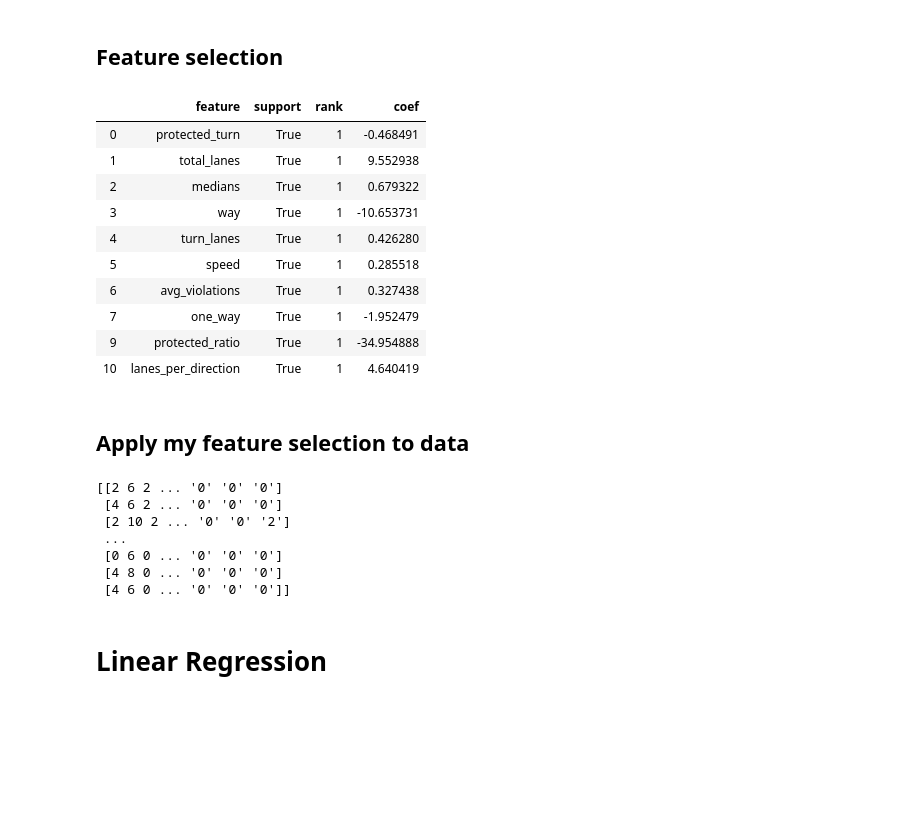
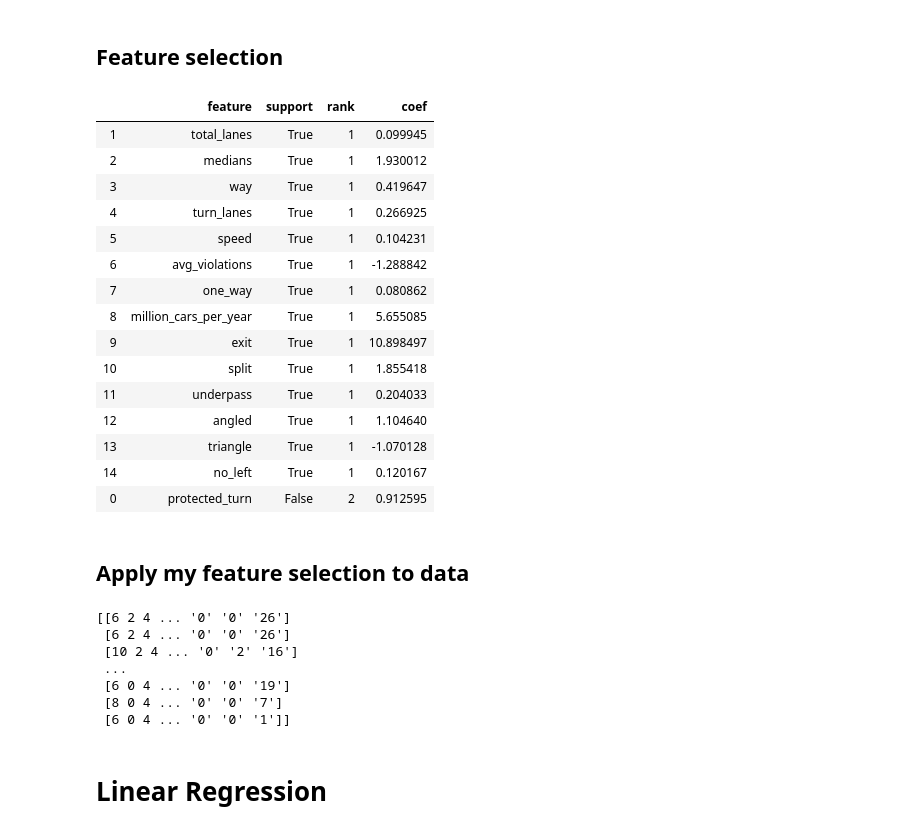
Before and after one commit to sciencelee/chicago-red-light-cameras, a Jupyter notebook: 05-intersection-char-models.ipynb, the cells around one changed output. Cells and saved outputs as stored; diff of their text form; code cells hidden in the pictures; blank space fills up the shorter version.

```diff
--- a/05-intersection-char-models.ipynb
+++ b/05-intersection-char-models.ipynb
@@ -379,8 +379,7 @@ target = 'crash_per_year'
 
 continuous = [target, 'protected_turn', 'total_lanes',
               'medians', 'way','turn_lanes', 'speed',
-              'avg_violations', 'one_way', 'traffic_per_lane', 'protected_ratio',
-             'lanes_per_direction', 'daily_traffic', 'million_cars_per_year']
+              'avg_violations', 'one_way', 'million_cars_per_year']
 
 
 categoricals = ['exit', 'split', 'underpass', 'angled', 'triangle', 'no_left', 'region_id']
@@ -508,33 +504,40 @@ y = df_final2[target]
 # %%
 ### FEATURE SELECTION
 
 #from sklearn.datasets import make_friedman1
 from sklearn.feature_selection import RFE
 from sklearn.linear_model import LinearRegression, Ridge
 
 linreg = LinearRegression()
 selector = RFE(linreg, step=1, n_features_to_select=15)
 selector = selector.fit(X_, y)
 X_transformed = selector.transform(X_)
 
 rfe_df = pd.DataFrame(list(zip(X_.columns, selector.support_, selector.ranking_, selector.estimator_.coef_)),
                   columns=['feature', 'support', 'rank', 'coef', ])
 
 
 keepers = rfe_df.sort_values(by=['support', 'rank'], ascending=False)
 keepers.head(10)
+
+keepers.head(20)
 # %% [output]
 |  | feature | support | rank | coef |
-| 0 | protected_turn | True | 1 | -0.468491 |
-| 1 | total_lanes | True | 1 | 9.552938 |
-| 2 | medians | True | 1 | 0.679322 |
-| 3 | way | True | 1 | -10.653731 |
-| 4 | turn_lanes | True | 1 | 0.426280 |
-| 5 | speed | True | 1 | 0.285518 |
-| 6 | avg_violations | True | 1 | 0.327438 |
-| 7 | one_way | True | 1 | -1.952479 |
-| 9 | protected_ratio | True | 1 | -34.954888 |
-| 10 | lanes_per_direction | True | 1 | 4.640419 |
+| 1 | total_lanes | True | 1 | 0.099945 |
+| 2 | medians | True | 1 | 1.930012 |
+| 3 | way | True | 1 | 0.419647 |
+| 4 | turn_lanes | True | 1 | 0.266925 |
+| 5 | speed | True | 1 | 0.104231 |
+| 6 | avg_violations | True | 1 | -1.288842 |
+| 7 | one_way | True | 1 | 0.080862 |
+| 8 | million_cars_per_year | True | 1 | 5.655085 |
+| 9 | exit | True | 1 | 10.898497 |
+| 10 | split | True | 1 | 1.855418 |
+| 11 | underpass | True | 1 | 0.204033 |
+| 12 | angled | True | 1 | 1.104640 |
+| 13 | triangle | True | 1 | -1.070128 |
+| 14 | no_left | True | 1 | 0.120167 |
+| 0 | protected_turn | False | 2 | 0.912595 |
 # %% [markdown]
 ## Apply my feature selection to data
 # %%
@@ -545,13 +548,13 @@ X = X_[list(keepers.feature[1:10])]
 print(X_transformed)
 # this did not result in a positive r2 value.  I will manually select some of my features instead
 # %% [output]
-[[2 6 2 ... '0' '0' '0']
- [4 6 2 ... '0' '0' '0']
- [2 10 2 ... '0' '0' '2']
+[[6 2 4 ... '0' '0' '26']
+ [6 2 4 ... '0' '0' '26']
+ [10 2 4 ... '0' '2' '16']
  ...
- [0 6 0 ... '0' '0' '0']
- [4 8 0 ... '0' '0' '0']
- [4 6 0 ... '0' '0' '0']]
+ [6 0 4 ... '0' '0' '19']
+ [8 0 4 ... '0' '0' '7']
+ [6 0 4 ... '0' '0' '1']]
 # %% [markdown]
 # Linear Regression
 # %%
```
Also changed, not shown: parts of 22 cells of this notebook, 4 other files.
